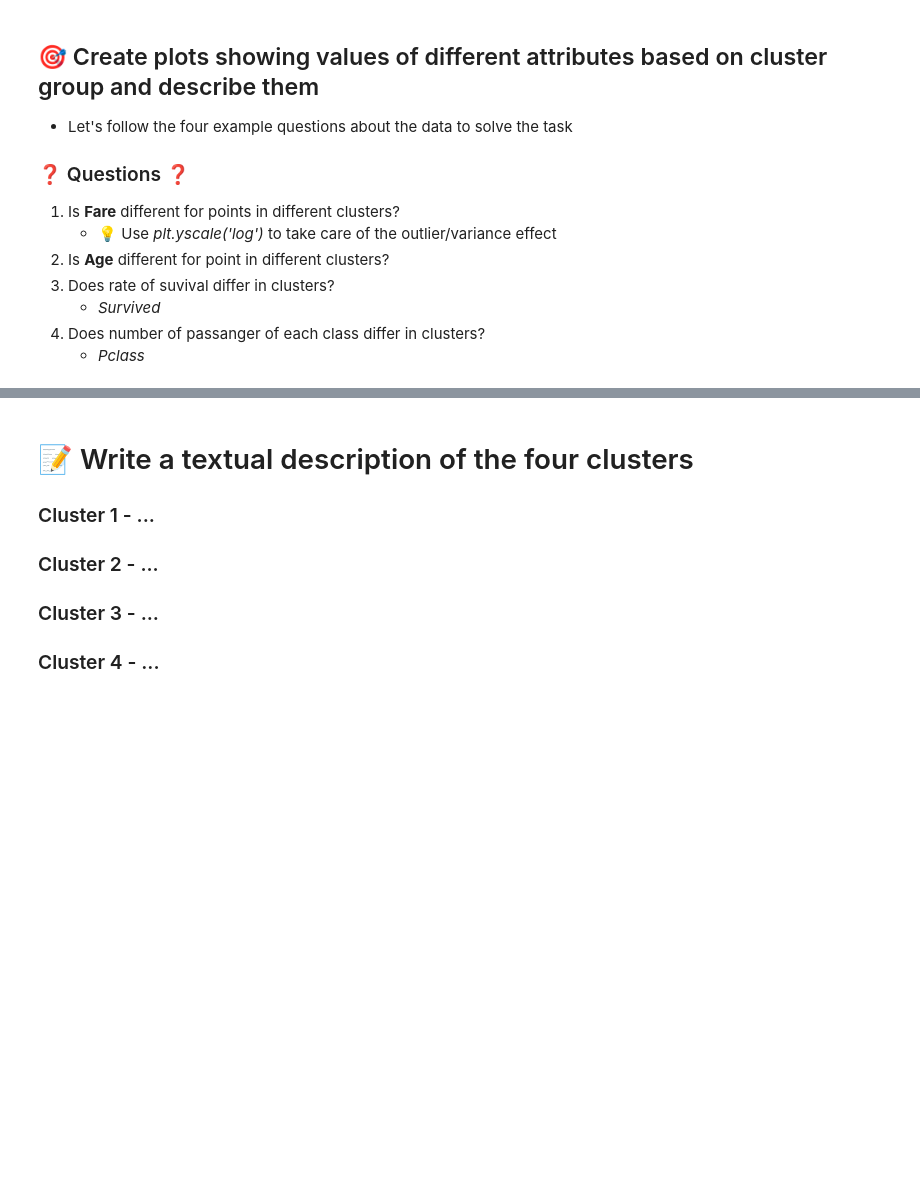
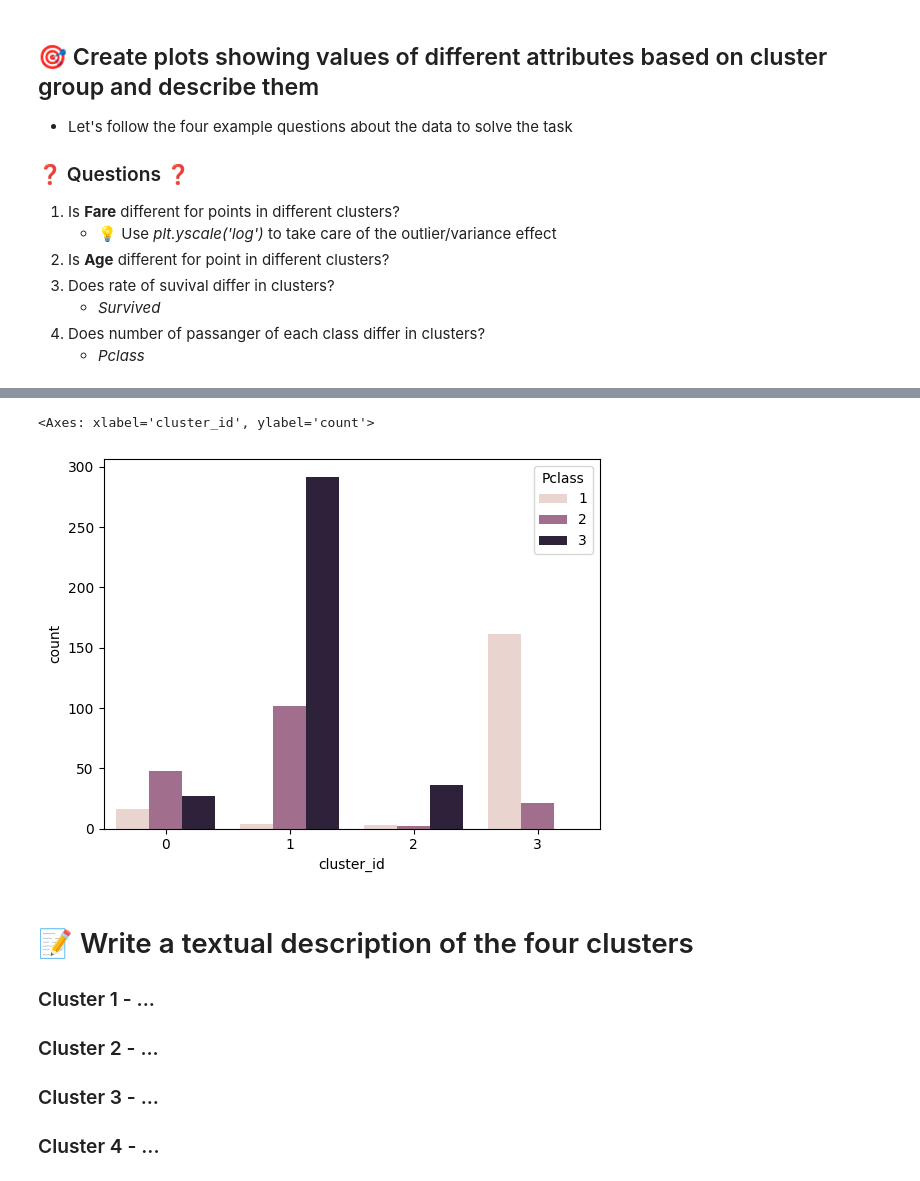
Before and after one commit to Kudl1k/zsu, a Jupyter notebook: fml_04.ipynb, the cells around one changed output, grey strips where cells are left out. Saved outputs shown, nothing was run; the diff lists cells and outputs as text; code cells hidden in the pictures; blank space fills up the shorter version.

```diff
--- a/fml_04.ipynb
+++ b/fml_04.ipynb
@@ -383,3 +418,8 @@ sns.countplot(data=df_clustering, x='cluster_id')
+# %%
+sns.countplot(data=df_clustering, x='cluster_id', hue='Pclass')
+# %% [output]
+<Axes: xlabel='cluster_id', ylabel='count'>
+[figure, added]
 # %% [markdown]
 # 📝 Write a textual description of the four clusters
 
```
Also changed, not shown: parts of 9 cells of this notebook.
